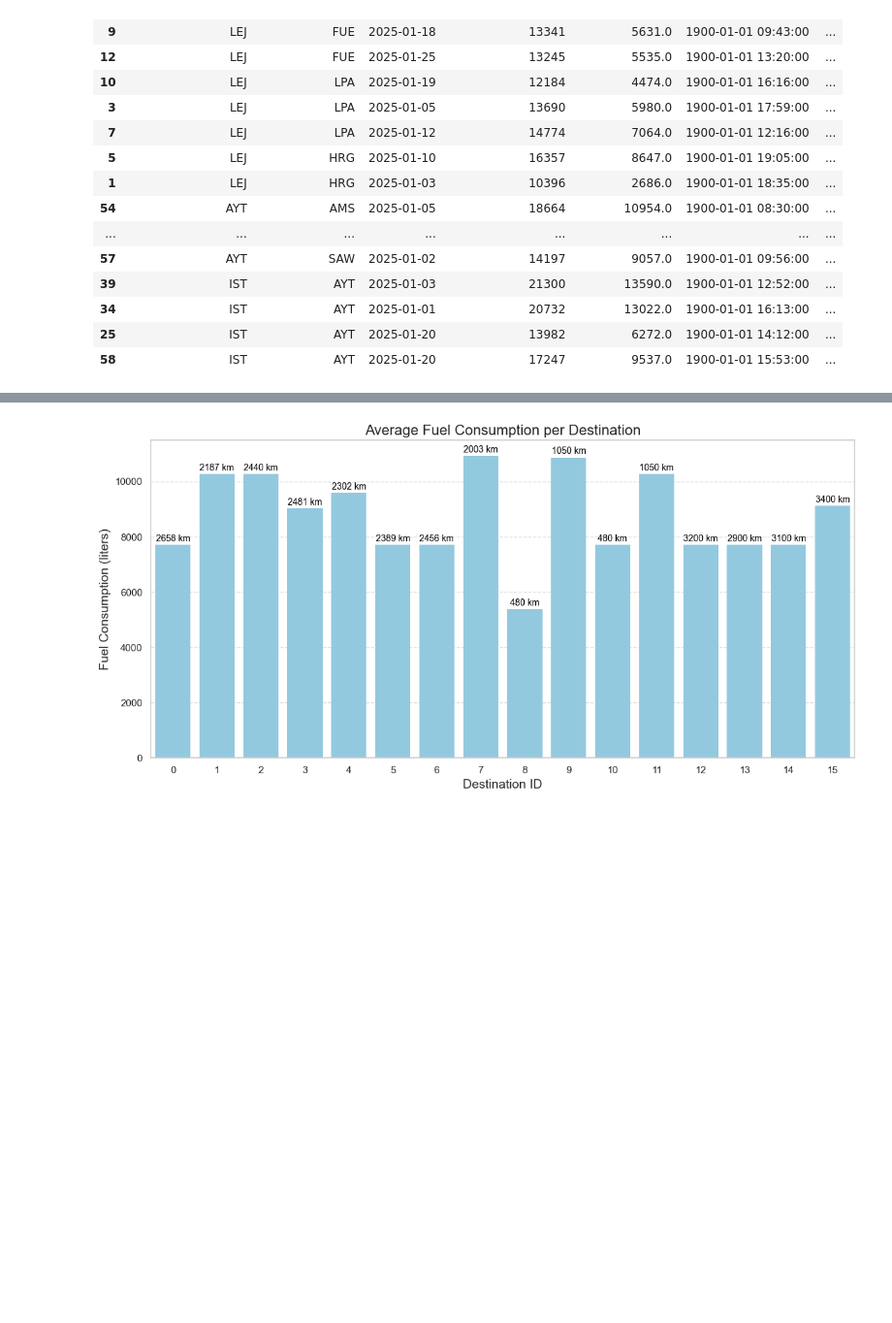
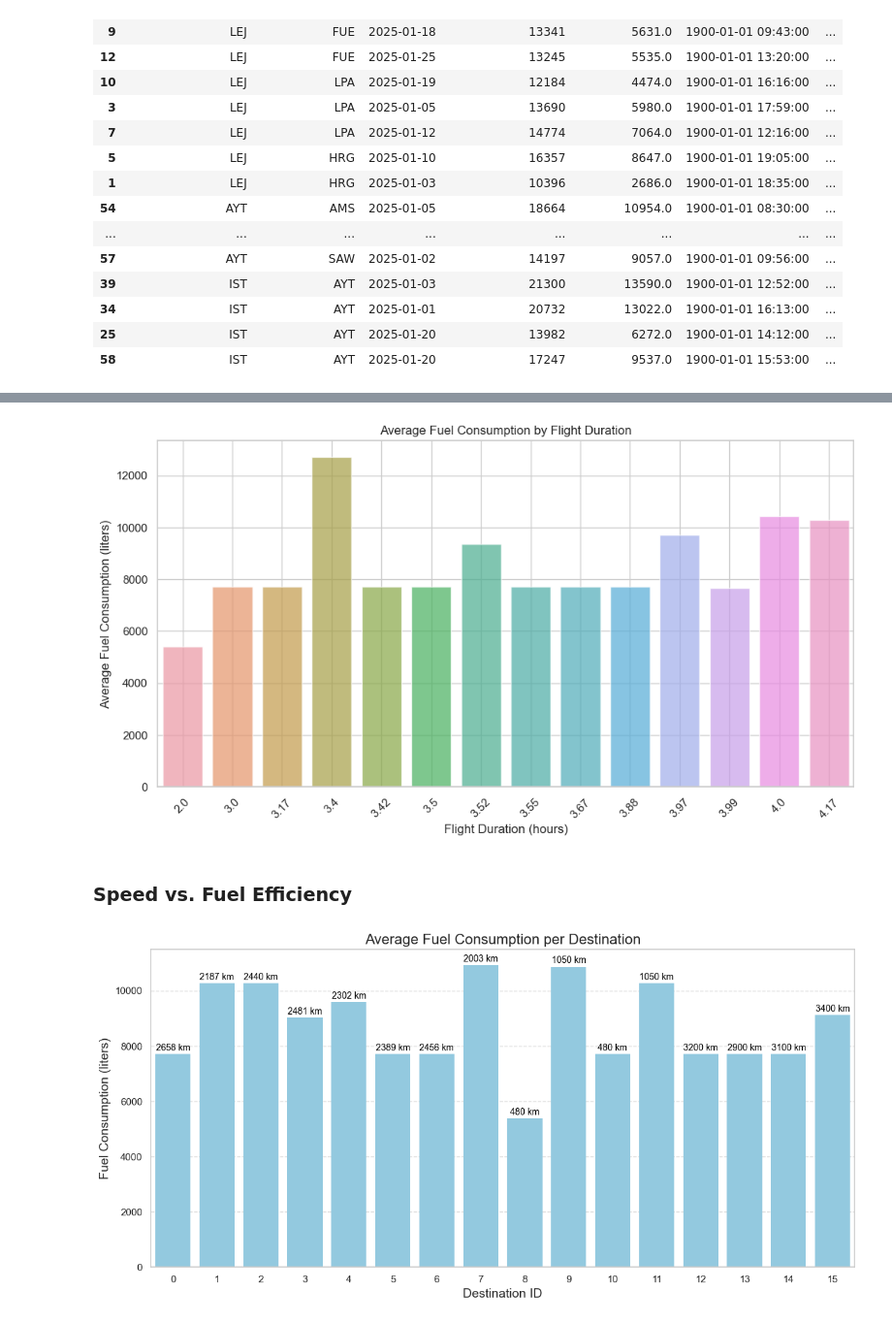
Before and after one commit to cagriertem/flight-fuel-consumption-regression-analysis, a Jupyter notebook: flight fuel consumption regression analysis.ipynb, the cells around one changed output, grey strips where cells are left out. Shown at 97% size. Saved outputs shown, nothing was run; the diff lists cells and outputs as text; code cells hidden in the pictures; blank space fills up the shorter version.

```diff
--- a/flight fuel consumption regression analysis.ipynb
+++ b/flight fuel consumption regression analysis.ipynb
@@ -611,3 +598,25 @@ plt.show()
+# %%
+dur_df = df.copy()
+dur_df["flight_duration"] = dur_df["flight_duration"].round(2)
+
+plt.figure(figsize=(12, 6))
+
+# Group by flight duration and calculate the mean fuel consumption
+avg_fuel_per_duration = dur_df.groupby('flight_duration')['fuel_consumption'].mean().reset_index()
+
+# Plot the bar chart
+sns.barplot(x='flight_duration', y='fuel_consumption', data=avg_fuel_per_duration, alpha=0.7)
+
+plt.xlabel('Flight Duration (hours)')
+plt.ylabel('Average Fuel Consumption (liters)')
+plt.title('Average Fuel Consumption by Flight Duration')
+plt.xticks(rotation=45)
+plt.grid(True)
+plt.show()
+# %% [output]
+[figure, added]
+# %% [markdown]
+### Speed vs. Fuel Efficiency
 # %%
 import matplotlib.pyplot as plt
 import seaborn as sns
```
Also changed, not shown: parts of 27 cells of this notebook.
